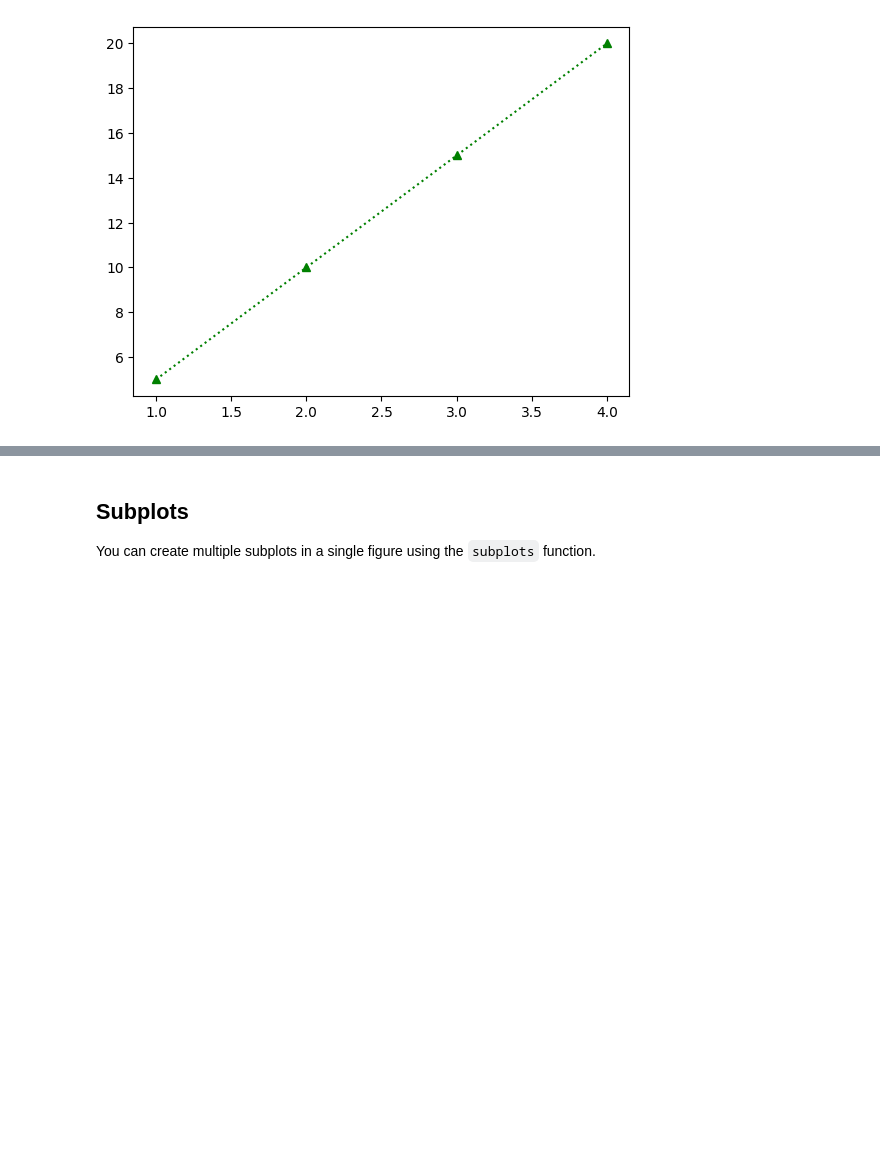
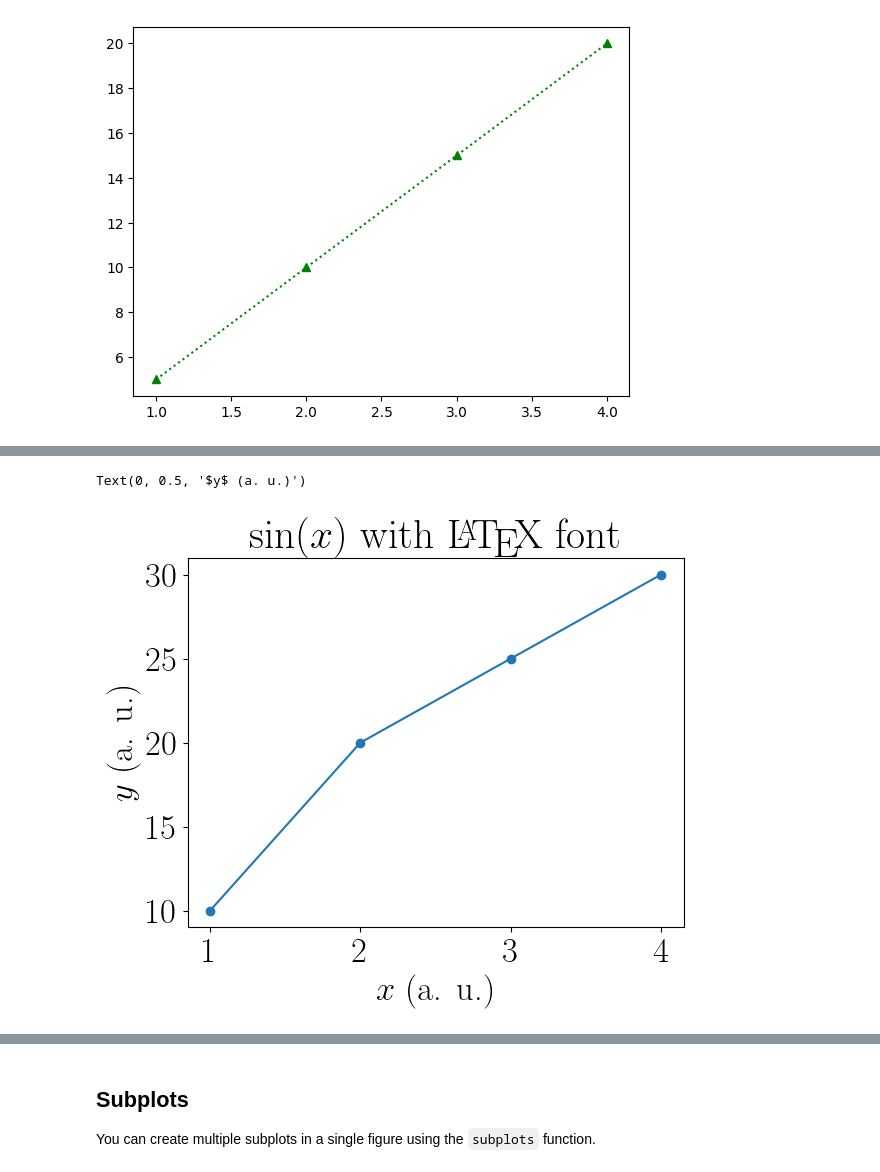
Before and after one commit to intensivedatacomp/WignerCamp2026, a Jupyter notebook: BasicProgramming/matplotlib_basics_solutions.ipynb, the cells around one changed output, grey strips where cells are left out. Saved outputs shown, nothing was run; the diff lists cells and outputs as text; code cells hidden in the pictures; blank space fills up the shorter version.

```diff
--- a/BasicProgramming/matplotlib_basics_solutions.ipynb
+++ b/BasicProgramming/matplotlib_basics_solutions.ipynb
@@ -70,0 +61,18 @@ plt.yscale('log')
+# %%
+# Example: configuring LaTeX fonts
+plt.rcParams.update({
+    "text.usetex": True,
+    "font.family": "serif",
+    "font.size": 25
+})
+
+x = [1, 2, 3, 4]
+y = [10, 20, 25, 30]
+
+plt.plot(x, y, marker='o')
+plt.title(r'$\sin(x)$ with \LaTeX{} font')
+plt.xlabel(r'$x$ (a. u.)')
+plt.ylabel(r'$y$ (a. u.)')
+# %% [output]
+Text(0, 0.5, '$y$ (a. u.)')
+[figure, added]
```
Also changed, not shown: parts of 30 cells of this notebook, 1 other file.
